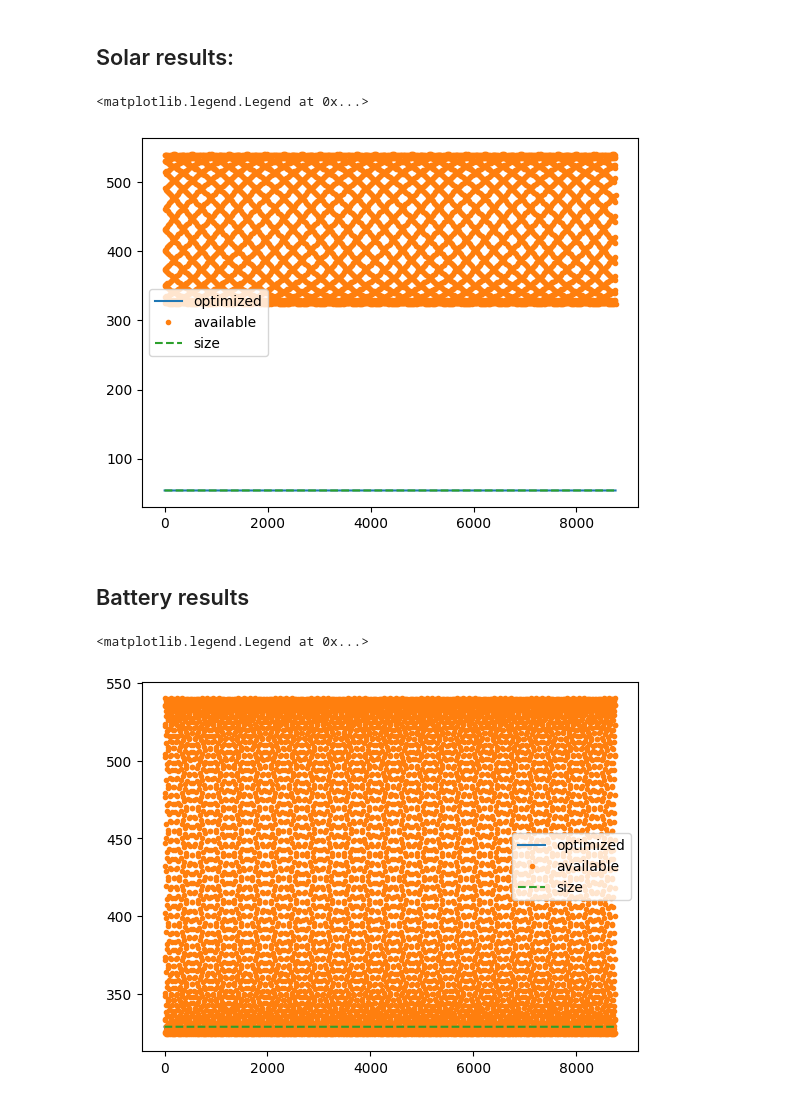
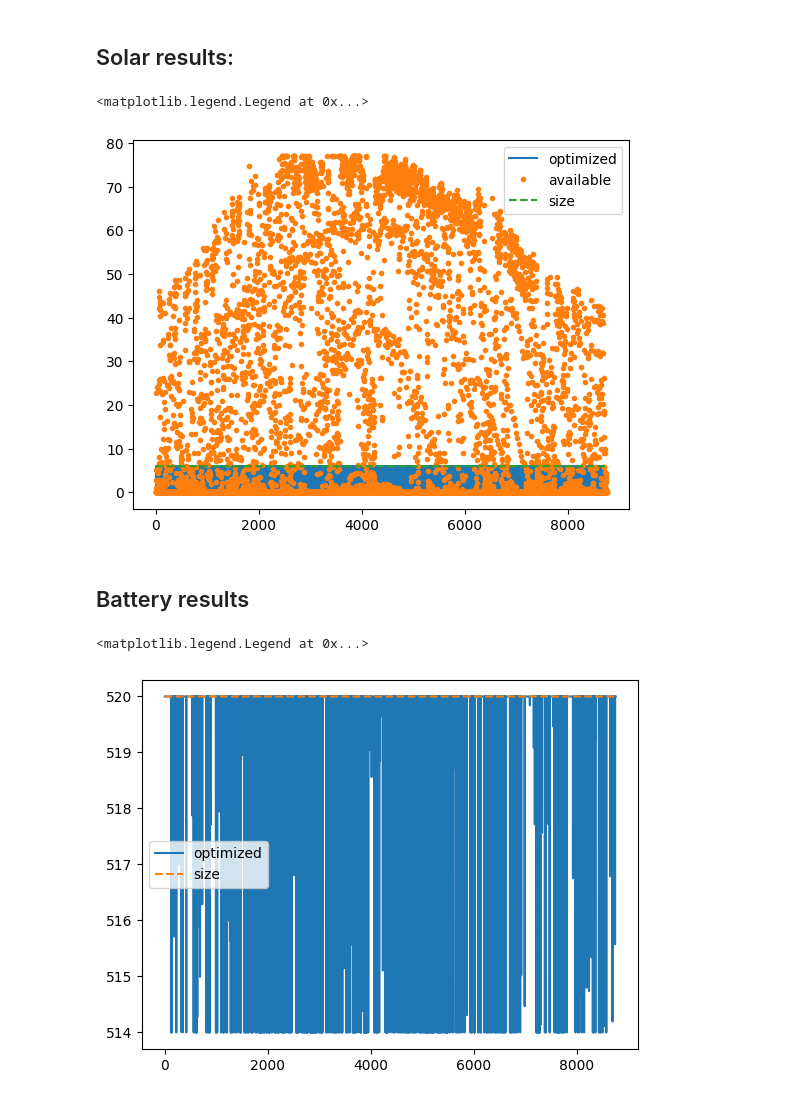
Before and after one commit to vijay092/resource-optimization-hopp, a Jupyter notebook: run_optimization.ipynb, the cells around one changed output. Cells and saved outputs as stored; diff of their text form; code cells hidden in the pictures.

```diff
--- a/run_optimization.ipynb
+++ b/run_optimization.ipynb
@@ -38,0 +19,22 @@ plt.grid()
+# %%
+T = 8760
+
+
+wind = df["Wind [kWh]"][:T] * 1e-3
+solar = df["Solar [kWh]"][:T] * 1e-3
+battery = df["Battery Dispatched [kWh]"][:T] * 1e-3
+renewable_powers = pd.DataFrame()
+renewable_powers["solar"] = solar
+renewable_powers["wind"] = wind
+renewable_powers["battery"] = battery
+
+
+plt.plot(solar)
+plt.plot(wind)
+plt.plot(battery)
+
+
+max_value = {}
+max_value["solar"] = 1080
+max_value["wind"] = 1080
+max_value["battery"] = 520
@@ -39,4 +43,9 @@ plt.grid()
 # %%
-model = optimize(
-    T, renewable_powers, battery_storage_hours=2, stack_life_hrs=80000, cost_year=2025
+res = optimize(
+    T,
+    renewable_powers,
+    battery_storage_hours=2,
+    stack_life_hrs=80000,
+    cost_year=2025,
+    max_values=max_value,
 )
@@ -54,23 +82,35 @@ plt.legend()
 # %% [markdown]
 ## Solar results:
 # %%
-solar_opt = [model.used_solar_power_mw[t].value for t in range(T)]
-plt.plot(solar_opt, label = 'optimized')
-plt.plot(solar, '.', label = 'available')
-plt.plot(np.ones(T,)*model.solar_size_mw[0].value, '--', label = 'size')
+plt.plot(res["used_solar"], label="optimized")
+plt.plot(res["given_solar"], ".", label="available")
+plt.plot(
+    np.ones(
+        T,
+    )* res["size_solar"]
+   ,
+    "--",
+    label="size",
+)
 plt.legend()
 # %% [output]
 <matplotlib.legend.Legend at 0x...>
-[figure, old version]
+[figure, new version]
 # %% [markdown]
 ## Battery results
 # %%
-battery_opt = [model.used_battery_power_mw[t].value for t in range(T)]
-plt.plot(battery_opt, label = 'optimized')
-plt.plot(battery, '.', label = 'available')
-plt.plot(np.ones(T,)*model.battery_size_mw[0].value, '--', label = 'size')
+
+plt.plot(res["used_bat"], label="optimized")
+plt.plot(
+    np.ones(
+        T,
+    )
+    * res["size_battery"],
+    "--",
+    label="size",
+)
 plt.legend()
 # %% [output]
 <matplotlib.legend.Legend at 0x...>
-[figure, old version]
+[figure, new version]
 # %%
```
Also changed, not shown: parts of 8 cells of this notebook, 14 other files.
